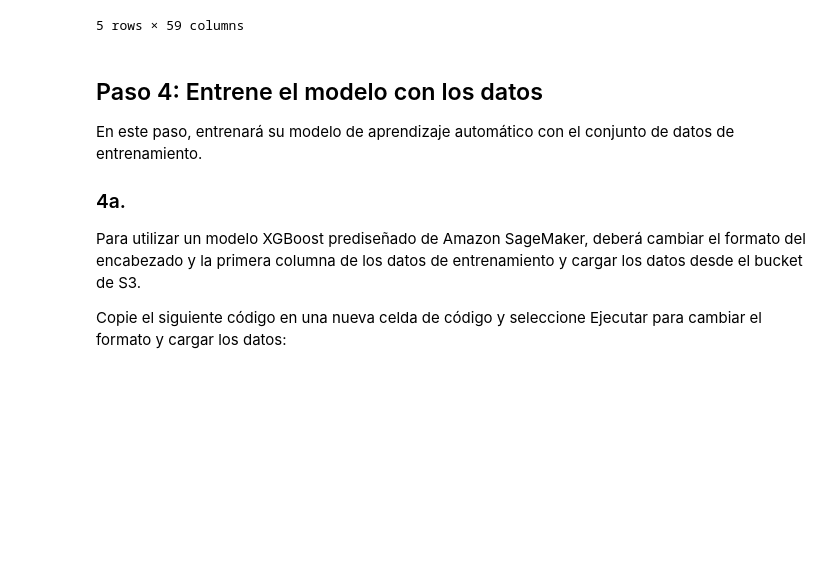
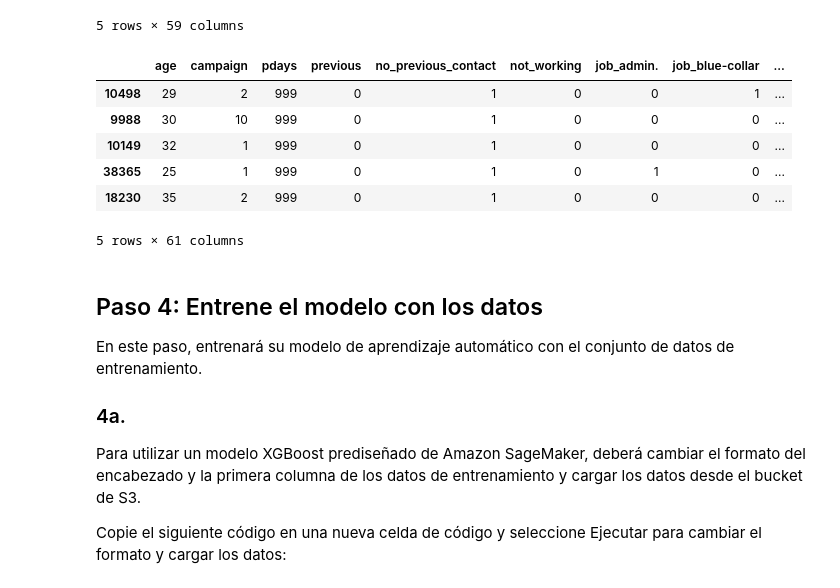
Before and after one commit to elizabethfuentes12/Iniciando_SagemakerML, a Jupyter notebook: codigo/code.ipynb, the cells around one changed output. Cells and saved outputs as stored; diff of their text form; code cells hidden in the pictures; blank space fills up the shorter version.

```diff
--- a/codigo/code.ipynb
+++ b/codigo/code.ipynb
@@ -170,6 +167,16 @@ train_data.head()
 | 0 | 35 | 2 | 999 | 0 | 1 | 0 | 0 | 0 | 0 | 0 | ... | ... |
 | 0 | 34 | 3 | 999 | 0 | 1 | 0 | 0 | 1 | 0 | 0 | ... | ... |
 5 rows × 59 columns
+# %%
+test_data.head()
+# %% [output]
+|  | age | campaign | pdays | previous | no_previous_contact | not_working | job_admin. | job_blue-collar | ... |
+| 10498 | 29 | 2 | 999 | 0 | 1 | 0 | 0 | 1 | ... |
+| 9988 | 30 | 10 | 999 | 0 | 1 | 0 | 0 | 0 | ... |
+| 10149 | 32 | 1 | 999 | 0 | 1 | 0 | 0 | 0 | ... |
+| 38365 | 25 | 1 | 999 | 0 | 1 | 0 | 1 | 0 | ... |
+| 18230 | 35 | 2 | 999 | 0 | 1 | 0 | 0 | 0 | ... |
+5 rows × 61 columns
 # %% [markdown]
 ## Paso 4: Entrene el modelo con los datos
 
```
Also changed, not shown: parts of 13 cells of this notebook.
